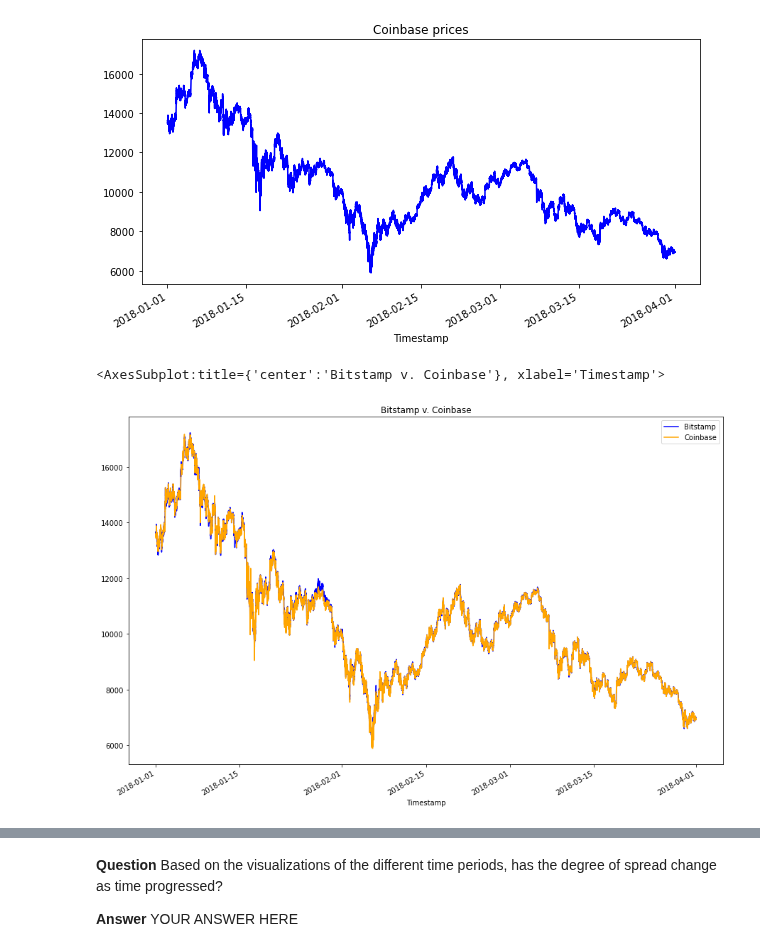
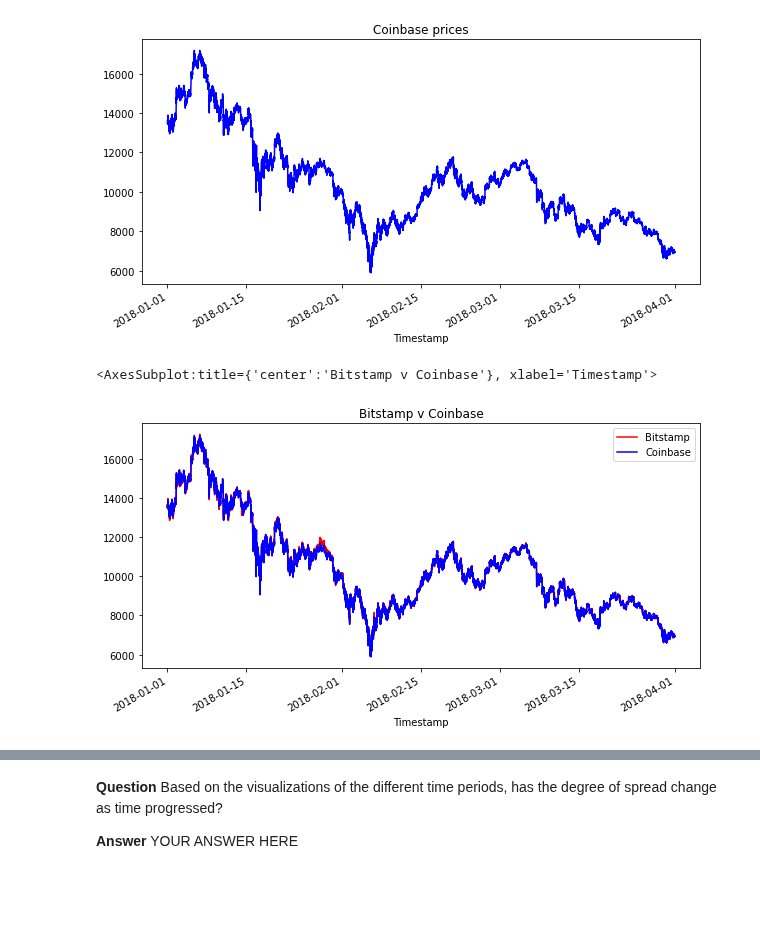
Before and after one commit to AquibaB/Arbitrage-strategies-BTC, a Jupyter notebook: crypto_arbitrage.ipynb, the cells around one changed output, grey strips where cells are left out. Saved outputs shown, nothing was run; the diff lists cells and outputs as text; code cells hidden in the pictures; blank space fills up the shorter version.

Commit message:
plots and question

```diff
--- a/crypto_arbitrage.ipynb
+++ b/crypto_arbitrage.ipynb
@@ -291,11 +291,12 @@ coinbase_sliced.plot(figsize=(10,5), title='Coinbase prices', color='blue')
 # %%
 # Overlay the visualizations for the bitstamp and coinbase DataFrames in one plot
 # The plot should visualize the prices over the full lenth of the dataset
 # Be sure to include the parameters: legend, figure size, title, and color and label
-# YOUR CODE HERE
+bitstamp_sliced.plot(legend=True, figsize=(10,5), title="Bitstamp v Coinbase", color='red', label="Bitstamp")
+coinbase_sliced.plot(legend=True, figsize=(10,5), color='blue', label='Coinbase')
 # %% [output]
-<AxesSubplot:title={'center':'Bitstamp v. Coinbase'}, xlabel='Timestamp'>
+<AxesSubplot:title={'center':'Bitstamp v Coinbase'}, xlabel='Timestamp'>
-[figure, old version]
+[figure, new version]
 # %%
 # Using the loc and plot functions, create an overlay plot that visualizes
 # the price action of both DataFrames for a one month period early in the dataset
```
Also changed, not shown: parts of 5 cells of this notebook.
